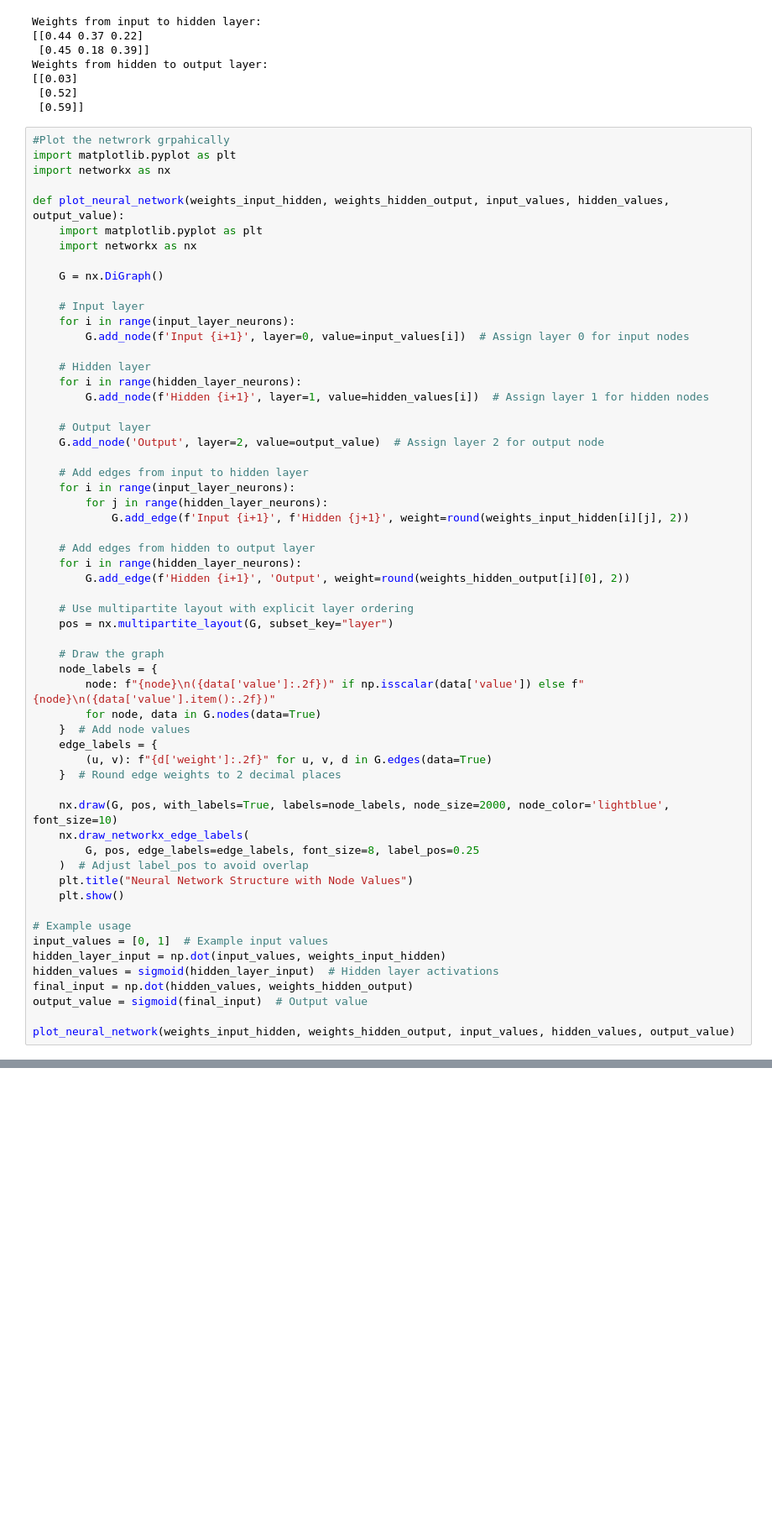
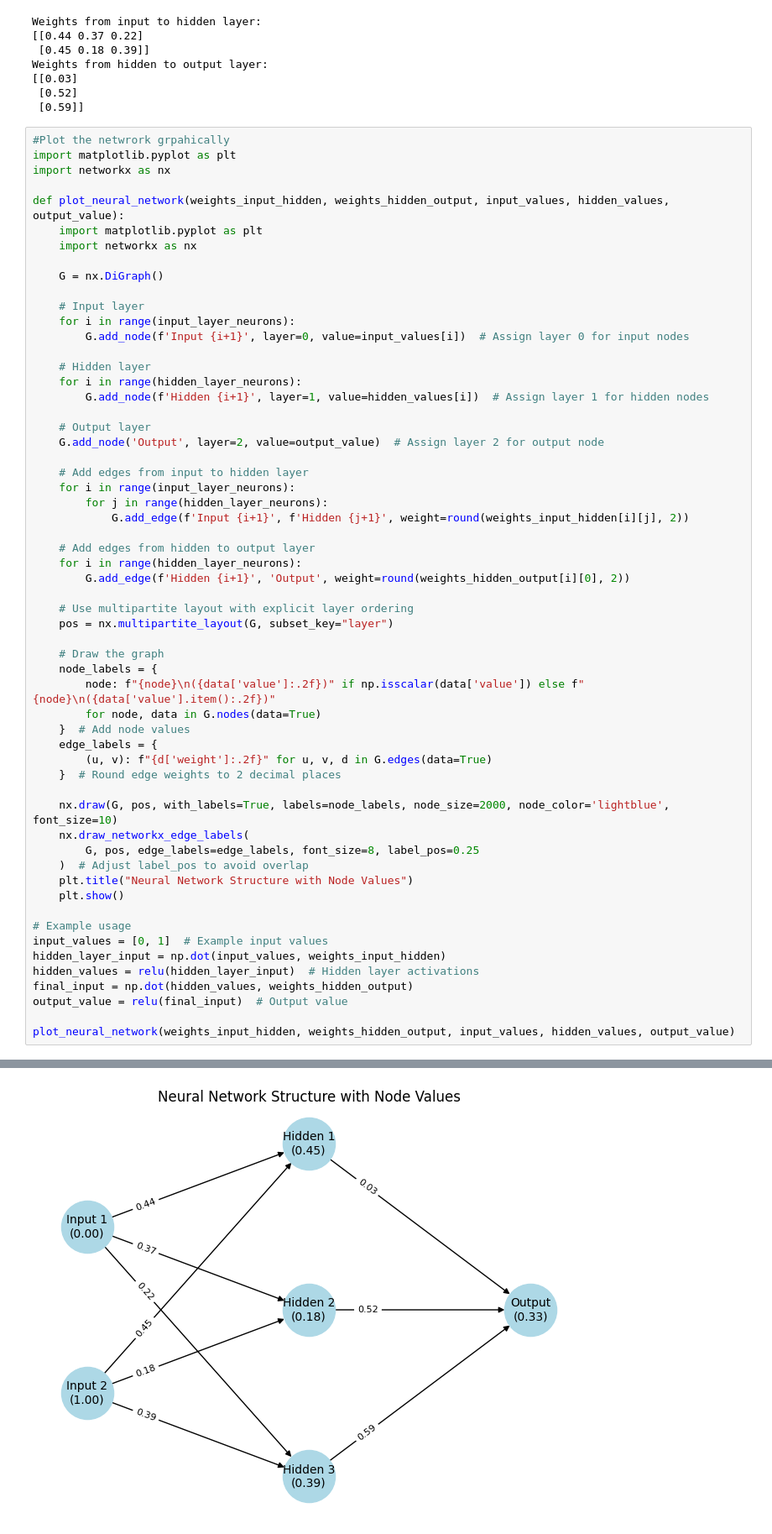
Before and after one commit to yerriswamys2020/AIML_Lab, a Jupyter notebook: NeuralNetowrk_relu.ipynb, the cells around one changed output, grey strips where cells are left out. Shown at 84% size. Drawn from its saved outputs; the diff is of its cells as text; blank space fills up the shorter version.

```diff
--- a/NeuralNetowrk_relu.ipynb
+++ b/NeuralNetowrk_relu.ipynb
@@ -147,9 +152,9 @@ def plot_neural_network(weights_input_hidden, weights_hidden_output, input_value
 # Example usage
 input_values = [0, 1]  # Example input values
 hidden_layer_input = np.dot(input_values, weights_input_hidden)
-hidden_values = sigmoid(hidden_layer_input)  # Hidden layer activations
+hidden_values = relu(hidden_layer_input)  # Hidden layer activations
 final_input = np.dot(hidden_values, weights_hidden_output)
-output_value = sigmoid(final_input)  # Output value
+output_value = relu(final_input)  # Output value
 
 plot_neural_network(weights_input_hidden, weights_hidden_output, input_values, hidden_values, output_value)
 # %% [output]
@@ -156,0 +161 @@ NameError: name 'sigmoid' is not defined
+[figure, added]
```
Also changed, not shown: parts of 3 cells of this notebook, 5 other files.
